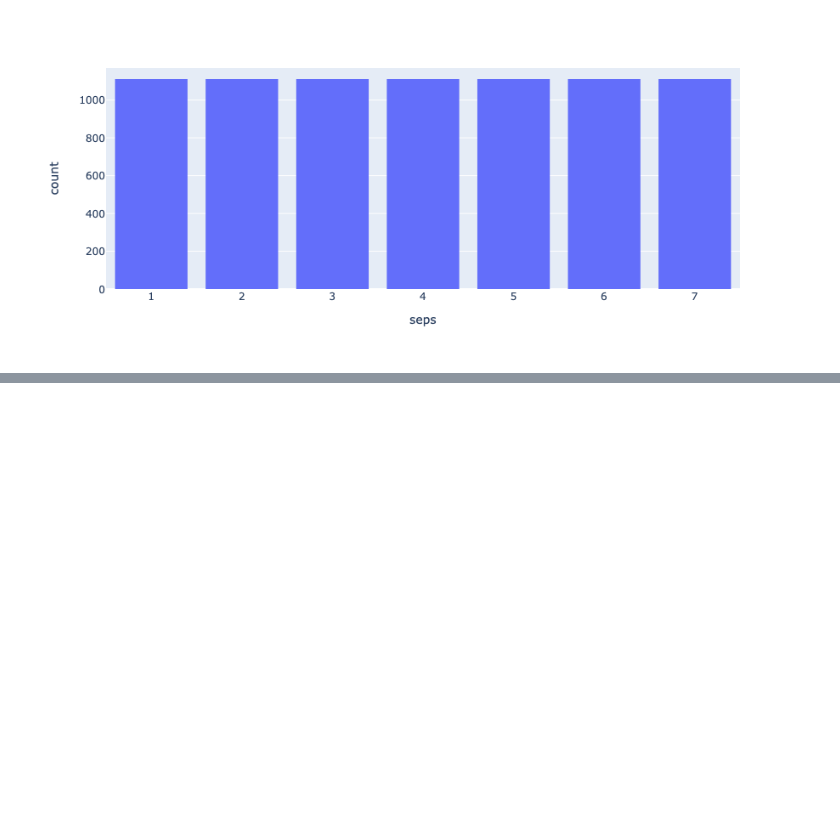
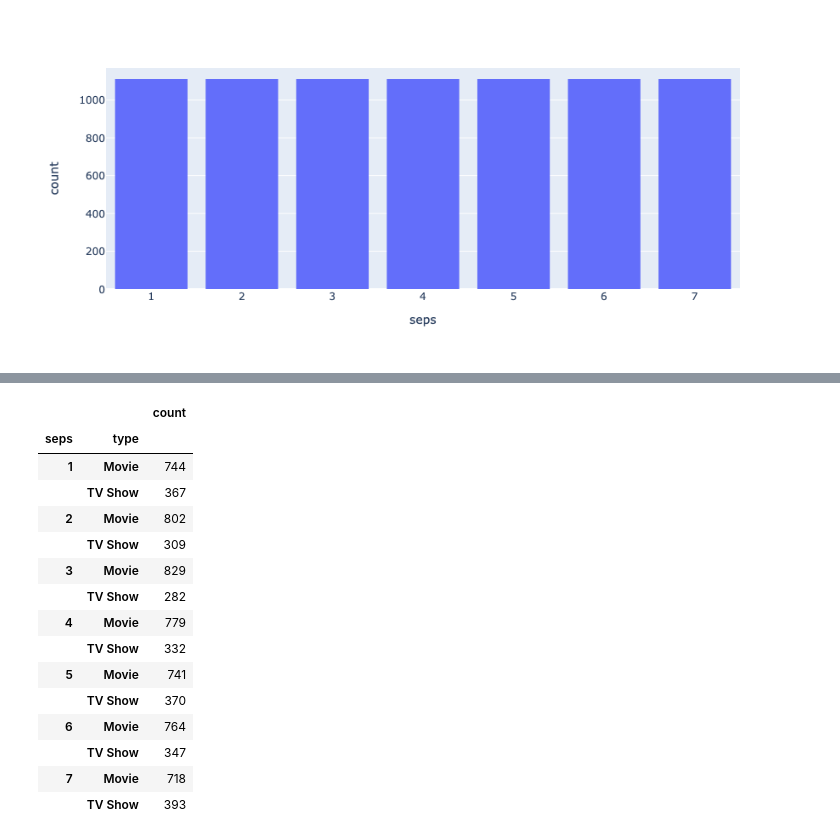
Before and after one commit to sw-song/kaggle-study, a Jupyter notebook: 27_netflix_trend_analysis/analysis_strategy_in_netflix.ipynb, the cells around one changed output, grey strips where cells are left out. Saved outputs shown, nothing was run; the diff lists cells and outputs as text; code cells hidden in the pictures; blank space fills up the shorter version.

```diff
--- a/27_netflix_trend_analysis/analysis_strategy_in_netflix.ipynb
+++ b/27_netflix_trend_analysis/analysis_strategy_in_netflix.ipynb
@@ -373,0 +404,21 @@ fig.show()
+# %%
+count_type = pd.DataFrame(nflx.groupby(['seps','type']).count()['title'])
+count_type.columns = ['count']
+count_type
+# %% [output]
+|  |  | count |
+| seps | type |  |
+| 1 | Movie | 744 |
+|  | TV Show | 367 |
+| 2 | Movie | 802 |
+|  | TV Show | 309 |
+| 3 | Movie | 829 |
+|  | TV Show | 282 |
+| 4 | Movie | 779 |
+|  | TV Show | 332 |
+| 5 | Movie | 741 |
+|  | TV Show | 370 |
+| 6 | Movie | 764 |
+|  | TV Show | 347 |
+| 7 | Movie | 718 |
+|  | TV Show | 393 |
```
Also changed, not shown: parts of 12 cells of this notebook.
